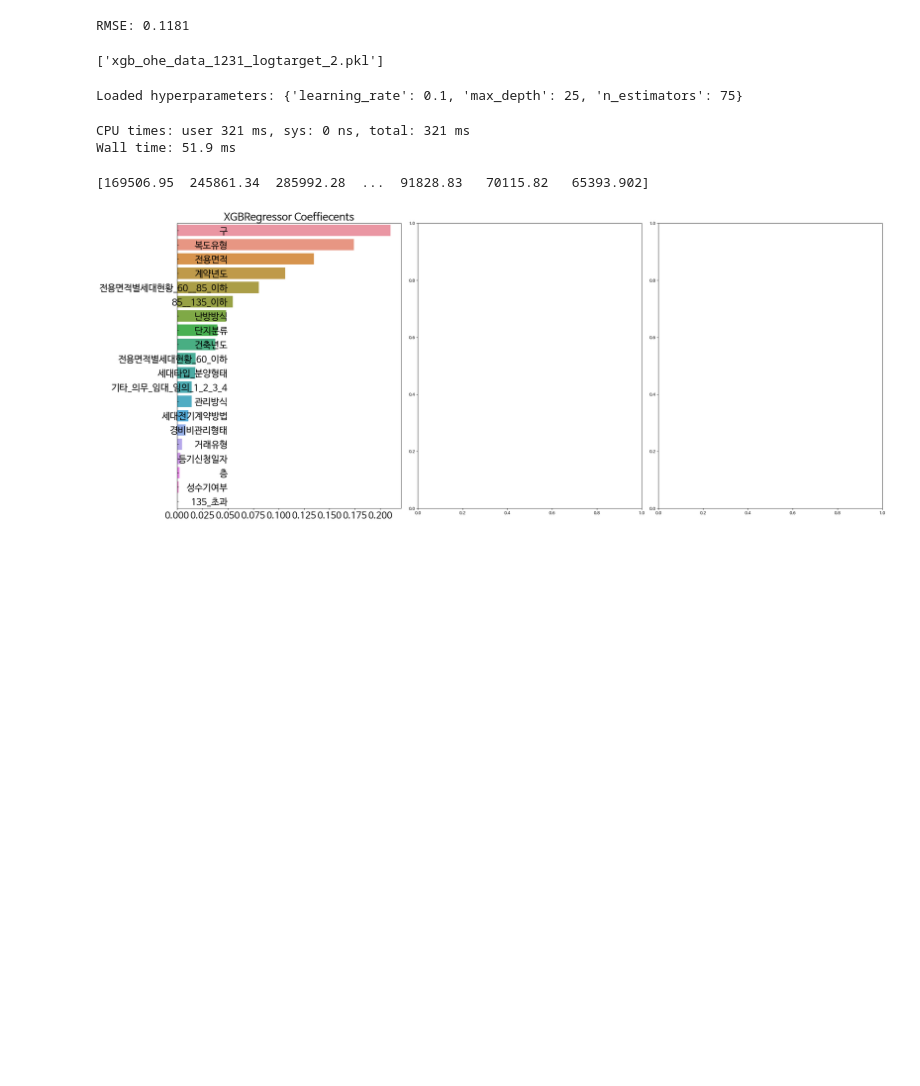
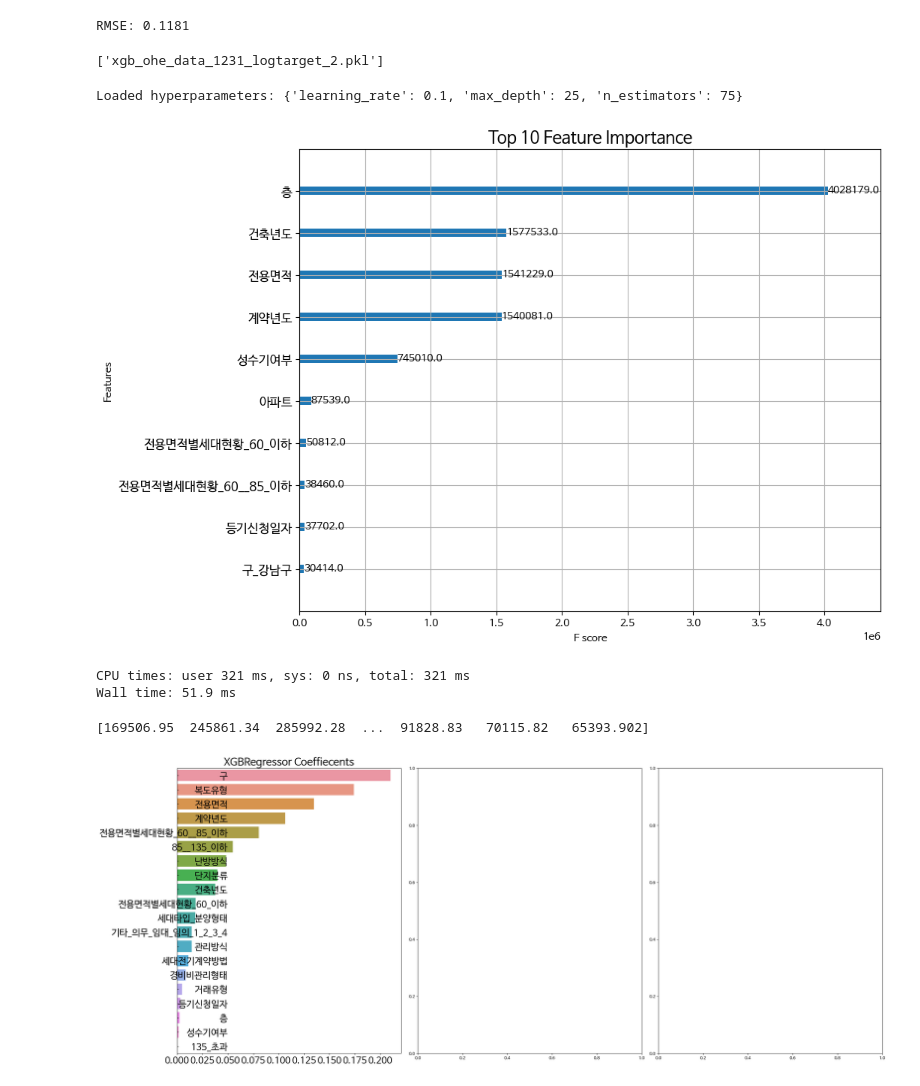
Before and after one commit to UpstageAILab6/upstage-ml-regression-ml-3_pub, a Jupyter notebook: yjkim/2_Model_Train.ipynb, the cells around one changed output. Saved outputs shown, nothing was run; the diff lists cells and outputs as text; code cells hidden in the pictures; blank space fills up the shorter version.

```diff
--- a/yjkim/2_Model_Train.ipynb
+++ b/yjkim/2_Model_Train.ipynb
@@ -128,6 +135,6 @@ joblib.dump(xgb_model, 'xgb_ohe_data_1231_logtarget.pkl')
 # %%
 # 저장된 모델 정보 불러오기
-model = joblib.load("xgb_ohe_data_1231_logtarget.pkl")
+model = joblib.load("./model/xgb_ohe_data_0102_logtarget_1.pkl")
 # %%
 %%time
 #X_test = dt_test.drop(['target'], axis=1)
@@ -205,6 +212,25 @@ loaded_params = loaded_info["hyperparameters"]
 print("Loaded hyperparameters:", loaded_params)
 # %% [output]
 Loaded hyperparameters: {'learning_rate': 0.1, 'max_depth': 25, 'n_estimators': 75}
+# %%
+import matplotlib.pyplot as plt
+import xgboost as xgb
+
+# 모델에서 feature importance 시각화
+fig, ax = plt.subplots(figsize=(10, 8))  # 그래프 크기 조정 (width, height)
+
+# XGBoost plot_importance 함수에서 상위 10개 변수만 표시
+xgb.plot_importance(loaded_model, ax=ax, max_num_features=10)
+
+# y축 크기 조정 (font size 조정)
+ax.tick_params(axis='y', labelsize=12)  # y축 레이블 크기 조정
+
+# 제목 설정
+ax.set_title('Top 10 Feature Importance', fontsize=16)
+
+plt.show()
+# %% [output]
+[figure, added]
 # %%
 %%time
 #X_test = dt_test.drop(['target'], axis=1)
```
Also changed, not shown: parts of 42 cells of this notebook, 2 other files.
